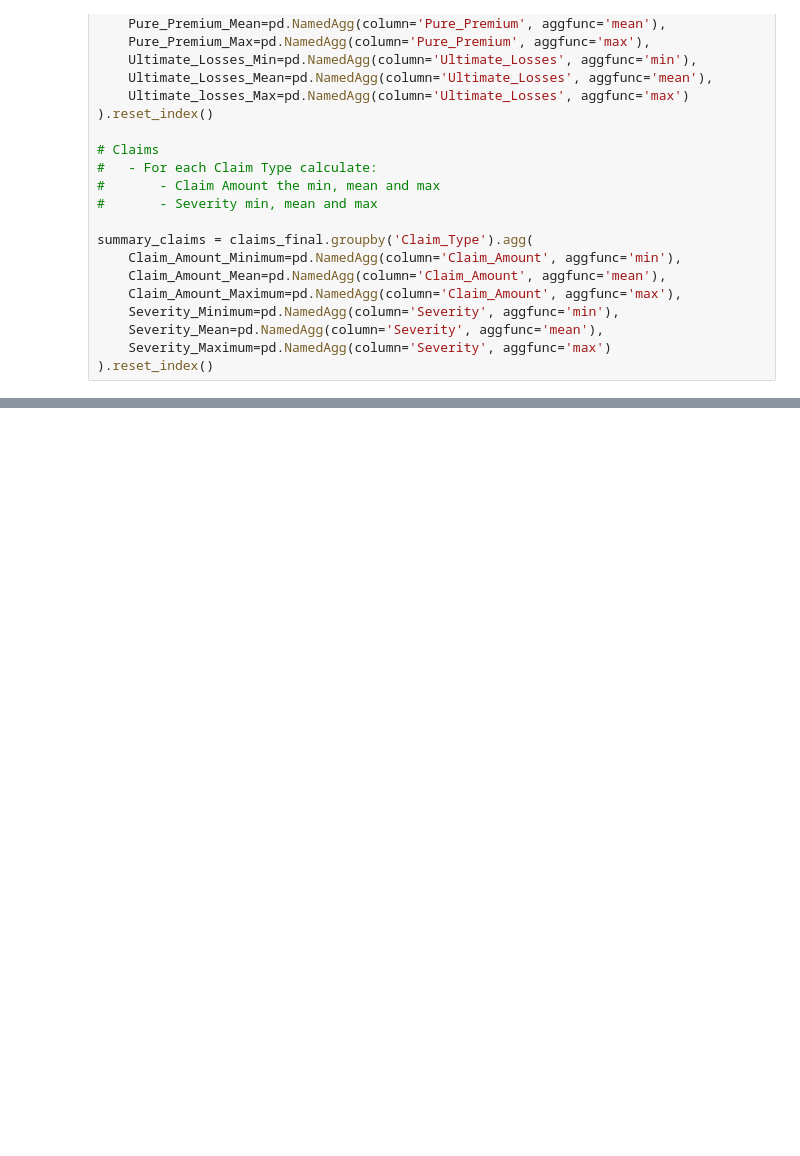
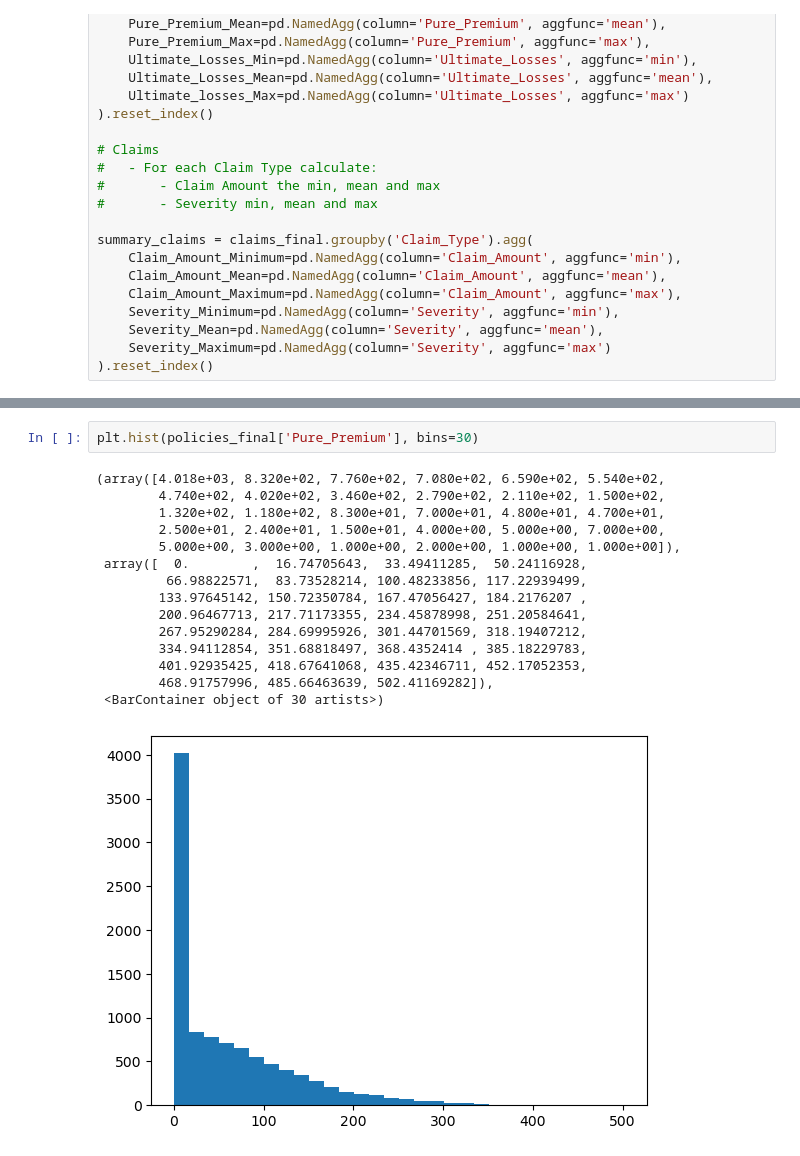
Before and after one commit to guilhermecadori/projects_Python, a Jupyter notebook: Summary.ipynb, the cells around one changed output, grey strips where cells are left out. Drawn from its saved outputs; the diff is of its cells as text; blank space fills up the shorter version.

```diff
--- a/Summary.ipynb
+++ b/Summary.ipynb
@@ -332,0 +415,18 @@ summary_claims
+# %%
+plt.hist(policies_final['Pure_Premium'], bins=30)
+# %% [output]
+(array([4.018e+03, 8.320e+02, 7.760e+02, 7.080e+02, 6.590e+02, 5.540e+02,
+        4.740e+02, 4.020e+02, 3.460e+02, 2.790e+02, 2.110e+02, 1.500e+02,
+        1.320e+02, 1.180e+02, 8.300e+01, 7.000e+01, 4.800e+01, 4.700e+01,
+        2.500e+01, 2.400e+01, 1.500e+01, 4.000e+00, 5.000e+00, 7.000e+00,
+        5.000e+00, 3.000e+00, 1.000e+00, 2.000e+00, 1.000e+00, 1.000e+00]),
+ array([  0.        ,  16.74705643,  33.49411285,  50.24116928,
+         66.98822571,  83.73528214, 100.48233856, 117.22939499,
+        133.97645142, 150.72350784, 167.47056427, 184.2176207 ,
+        200.96467713, 217.71173355, 234.45878998, 251.20584641,
+        267.95290284, 284.69995926, 301.44701569, 318.19407212,
+        334.94112854, 351.68818497, 368.4352414 , 385.18229783,
+        401.92935425, 418.67641068, 435.42346711, 452.17052353,
+        468.91757996, 485.66463639, 502.41169282]),
+ <BarContainer object of 30 artists>)
+[figure, added]
```
Also changed, not shown: parts of 12 cells of this notebook.
